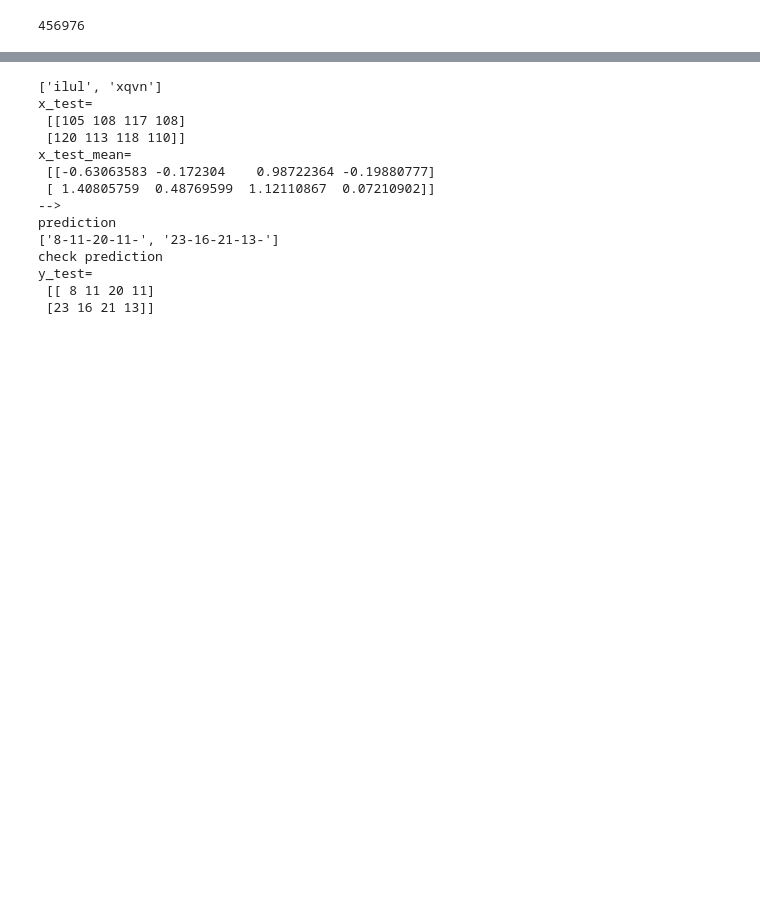
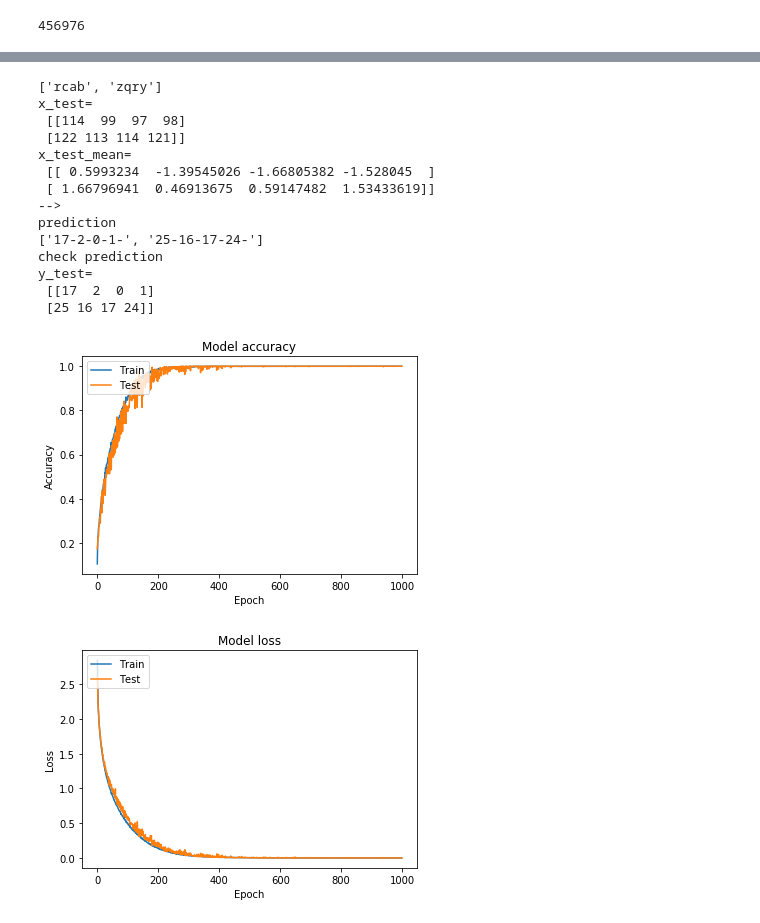
Before and after one commit to marxav/hello-world, a Jupyter notebook: multiple_outputs.ipynb, the cells around one changed output, grey strips where cells are left out. Saved outputs shown, nothing was run; the diff lists cells and outputs as text; code cells hidden in the pictures; blank space fills up the shorter version.

Commit message:
added validation_split=0.90 epochs=1000 batch_size=100 and matplolib

```diff
--- a/multiple_outputs.ipynb
+++ b/multiple_outputs.ipynb
@@ -23,7 +23,7 @@ nb_chars = 4
 nb_letters = 26
 
 # number of words samples to be generated for the training
-nb_words = 3000
+nb_words = 40000
 # %%
 # total number of combinations
 nb_letters**nb_chars
@@ -212,5 +212,5 @@ y_train2[:3]
         [0, 0, 0, ..., 0, 0, 0],
         [0, 0, 0, ..., 0, 0, 0]])]
 # %%
-history = model.fit(x_train, y_train2, epochs=1000, batch_size=100,  verbose=1)
+history = model.fit(x_train, y_train2, validation_split=0.90, epochs=1000, batch_size=100,  verbose=1)
 # %% [output]
@@ -275,17 +275,39 @@ print('check prediction')
 y_test = encrypt(x_test, nb_words, nb_chars)
 print("y_test=\n", y_test)
 # %% [output]
-['ilul', 'xqvn']
+['rcab', 'zqry']
 x_test=
- [[105 108 117 108]
- [120 113 118 110]]
+ [[114  99  97  98]
+ [122 113 114 121]]
 x_test_mean=
- [[-0.63063583 -0.172304    0.98722364 -0.19880777]
- [ 1.40805759  0.48769599  1.12110867  0.07210902]]
+ [[ 0.5993234  -1.39545026 -1.66805382 -1.528045  ]
+ [ 1.66796941  0.46913675  0.59147482  1.53433619]]
 -->
 prediction
-['8-11-20-11-', '23-16-21-13-']
+['17-2-0-1-', '25-16-17-24-']
 check prediction
 y_test=
- [[ 8 11 20 11]
- [23 16 21 13]]
+ [[17  2  0  1]
+ [25 16 17 24]]
+# %%
+# Plot training & validation accuracy values (of first char only)
+plt.plot(history.history['output_0_acc'])
+plt.plot(history.history['val_output_0_acc'])
+plt.title('Model accuracy')
+plt.ylabel('Accuracy')
+plt.xlabel('Epoch')
+plt.legend(['Train', 'Test'], loc='upper left')
+plt.show()
+
+
+# Plot training & validation loss values (of first char only)
+plt.plot(history.history['output_0_loss'])
+plt.plot(history.history['val_output_0_loss'])
+plt.title('Model loss')
+plt.ylabel('Loss')
+plt.xlabel('Epoch')
+plt.legend(['Train', 'Test'], loc='upper left')
+plt.show()
+# %% [output]
+[figure, added]
+[figure, added]
```
Also changed, not shown: parts of 4 cells of this notebook.
